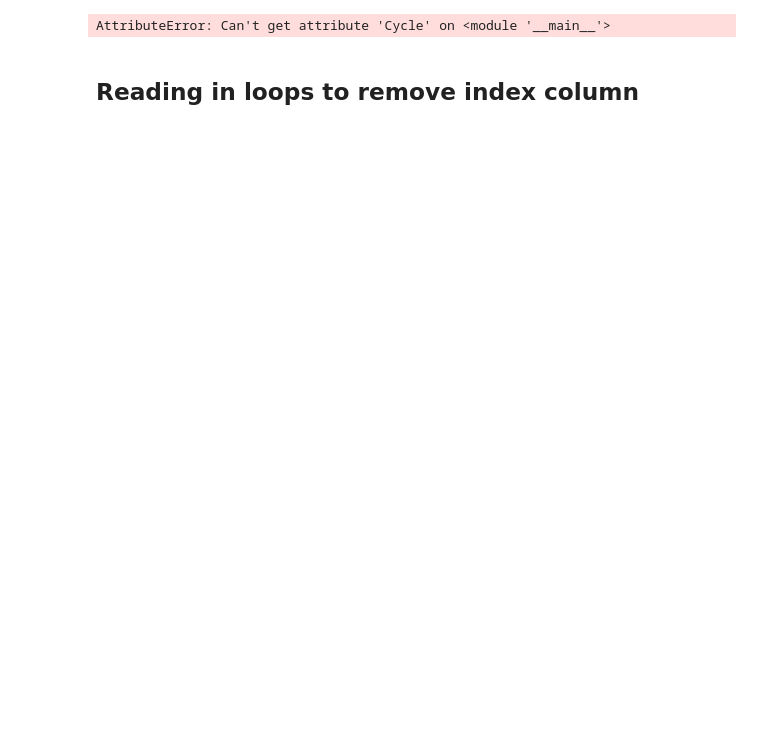
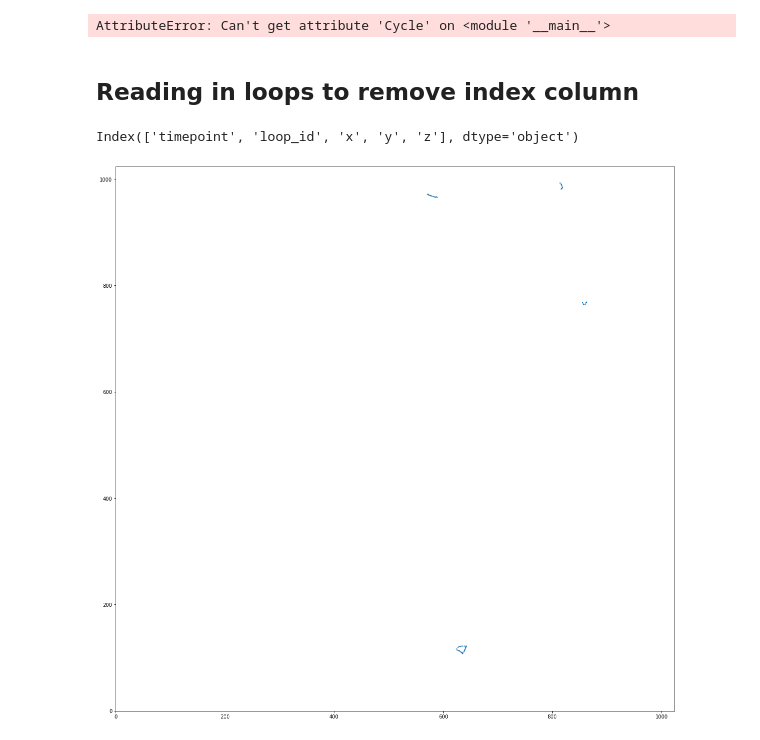
Before and after one commit to gummz/cell, a Jupyter notebook: notebooks/plot_loops.ipynb, the cells around one changed output. Drawn from its saved outputs; the diff is of its cells as text; code cells hidden in the pictures; blank space fills up the shorter version.

```diff
--- a/notebooks/plot_loops.ipynb
+++ b/notebooks/plot_loops.ipynb
@@ -129,5 +123,18 @@ AttributeError: Can't get attribute 'Cycle' on <module '__main__'>
 loops_path = '/home/gummz/cell/data/interim/loops/test/LI_2019-02-05_emb5_pos4/loops_t0-258.csv'
 loops_data = pd.read_csv(loops_path)
 # %%
-loops_filter = loops_data[['timepoint', 'loop_id', 'x', 'y', 'z']]
-loops_filter.to_csv(loops_path, index=False)
+loops_data.to_csv(loops_path, index=False)
+# %%
+loops_filter.columns
+# %% [output]
+Index(['timepoint', 'loop_id', 'x', 'y', 'z'], dtype='object')
+# %%
+loops_frame = loops_filter[loops_filter.timepoint==101][['loop_id', 'x', 'y', 'z']]
+ids = loops_frame.loop_id.unique()
+loops_plot = loops_frame[loops_frame.loop_id == ids[1]]
+plt.figure(figsize=(20,20))
+plt.scatter(loops_plot.x, loops_plot.y, s=0.5)
+plt.xlim([0, 1024])
+plt.ylim([0, 1024]);
+# %% [output]
+[figure, added]
```
Also changed, not shown: parts of 5 cells of this notebook.
